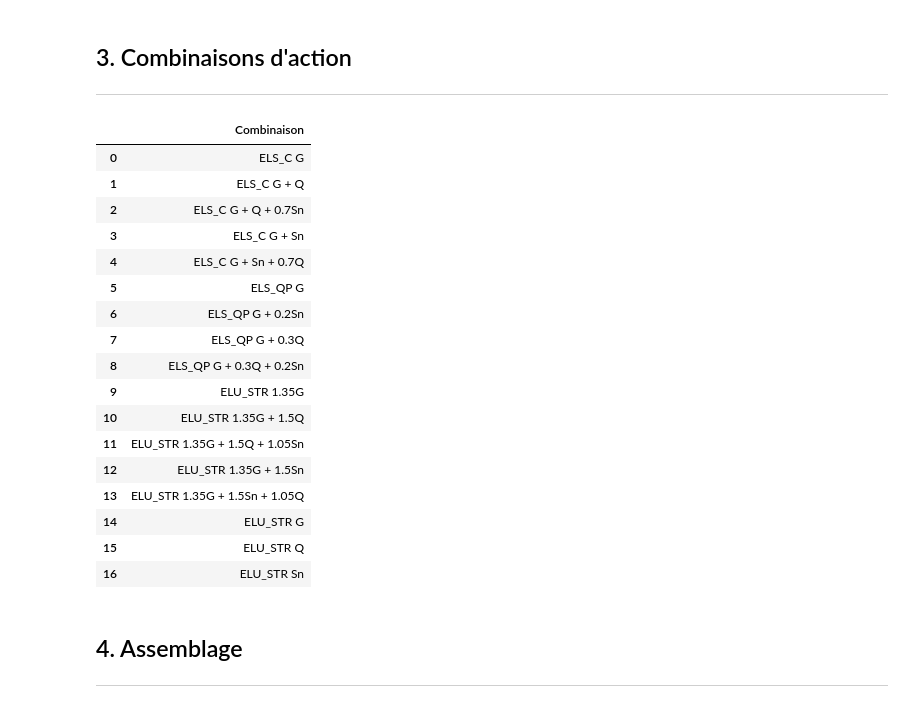
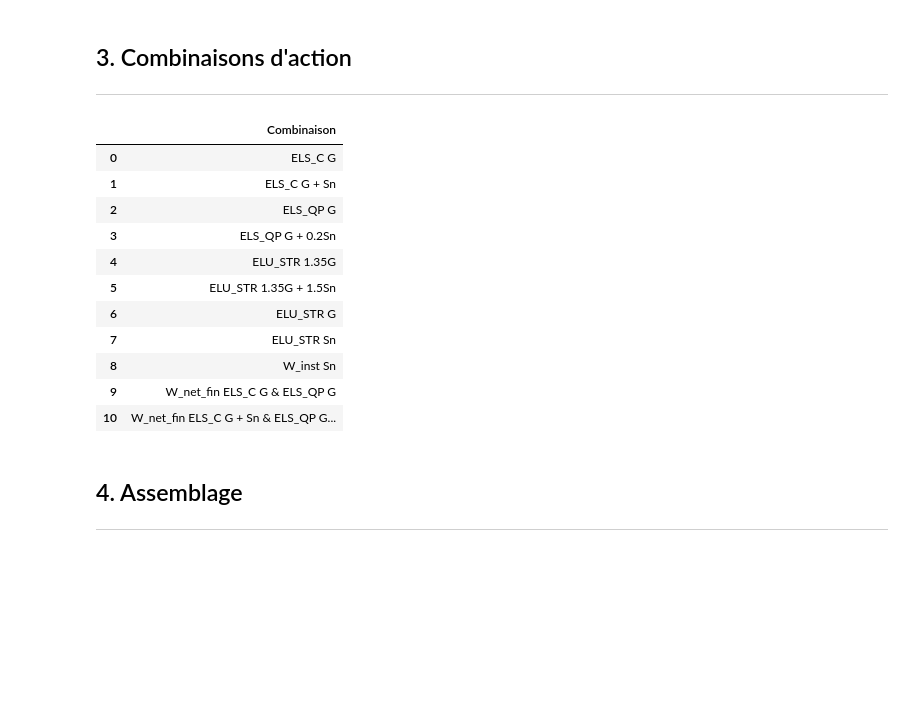
Before and after one commit to AnthonyPrst/ourocode, a Jupyter notebook: test_poutre_assemblee_meca.ipynb, the cells around one changed output. Drawn from its saved outputs; the diff is of its cells as text; code cells hidden in the pictures; blank space fills up the shorter version.

```diff
--- a/test_poutre_assemblee_meca.ipynb
+++ b/test_poutre_assemblee_meca.ipynb
@@ -36,3 +39,7 @@ import EC5_Element_droit as EC5_Ele
+# %%
+ELU_STR = True
+ELU_STR_ACC = False
+ELS = True
 # %% [markdown]
 - <font color="blue" size ="5">**Chargement**</font>
 # %%
@@ -74,6 +77,9 @@ verif_barre, ok = QInputDialog.getItem(
 #recouvrement (int):Cela correspond à la distance entre le centre géométrique de la pièce 2 et celui de la pièce i. ATTENTION z local est vers le bas quand vous donnez le recouvrement.
 # %%
 %%render params 2
+code_INSEE = 73215
+alt = 1200 #m
+type_element = "Élément structuraux"
 longueur = 4000 * si.mm
 disposition
 classe_service = 1
@@ -81,7 +87,6 @@ humidite_initiale = 12 #pourcent
 humidite_finale = 12 #pourcent
 recouvrement = -40 #mm
 entraxe_connecteurs = 200 #mm
-verif_barre = verif_barre
 # %% [output]
 \[
 \begin{aligned}
@@ -132,7 +141,9 @@ b_{planche_{basse}} &= 77.00\ \mathrm{mm} \;
 \end{aligned}
 \]
 # %%
-projet = A0.Projet(code_INSEE=73215, alt= 1200)
+projet = A0.Projet(code_INSEE=code_INSEE, alt= alt)
+chargement = EC0.Chargement._from_parent_class(projet)
+chargement.create_load_by_list(_list_loads)
 barre2 = EC5_Ass.Barre._from_parent_class(projet, b=b_planche_basse.value*10**3, h=h_planche_basse.value*10**3, section="Rectangulaire", Hi=humidite_initiale, Hf=humidite_finale, classe=classe_bois_planche_basse, cs=classe_service, effet_systeme="False")
 pd.DataFrame(barre2.caract_meca).T
 # %% [output]
@@ -235,24 +376,18 @@ gamma_M = barre.gamma_M_table.iloc[0]
 # %%
-pd.DataFrame(c1.list_combination)
+pd.DataFrame(combinaison.list_combination)
 # %% [output]
 |  | Combinaison |
 | 0 | ELS_C G |
-| 1 | ELS_C G + Q |
-| 2 | ELS_C G + Q + 0.7Sn |
-| 3 | ELS_C G + Sn |
-| 4 | ELS_C G + Sn + 0.7Q |
-| 5 | ELS_QP G |
-| 6 | ELS_QP G + 0.2Sn |
-| 7 | ELS_QP G + 0.3Q |
-| 8 | ELS_QP G + 0.3Q + 0.2Sn |
-| 9 | ELU_STR 1.35G |
-| 10 | ELU_STR 1.35G + 1.5Q |
-| 11 | ELU_STR 1.35G + 1.5Q + 1.05Sn |
-| 12 | ELU_STR 1.35G + 1.5Sn |
-| 13 | ELU_STR 1.35G + 1.5Sn + 1.05Q |
-| 14 | ELU_STR G |
-| 15 | ELU_STR Q |
-| 16 | ELU_STR Sn |
+| 1 | ELS_C G + Sn |
+| 2 | ELS_QP G |
+| 3 | ELS_QP G + 0.2Sn |
+| 4 | ELU_STR 1.35G |
+| 5 | ELU_STR 1.35G + 1.5Sn |
+| 6 | ELU_STR G |
+| 7 | ELU_STR Sn |
+| 8 | W_inst Sn |
+| 9 | W_net_fin ELS_C G & ELS_QP G |
+| 10 | W_net_fin ELS_C G + Sn & ELS_QP G... |
 # %% [markdown]
 ## 4. Assemblage
 ----
```
Also changed, not shown: parts of 80 cells of this notebook, 14 other files.
